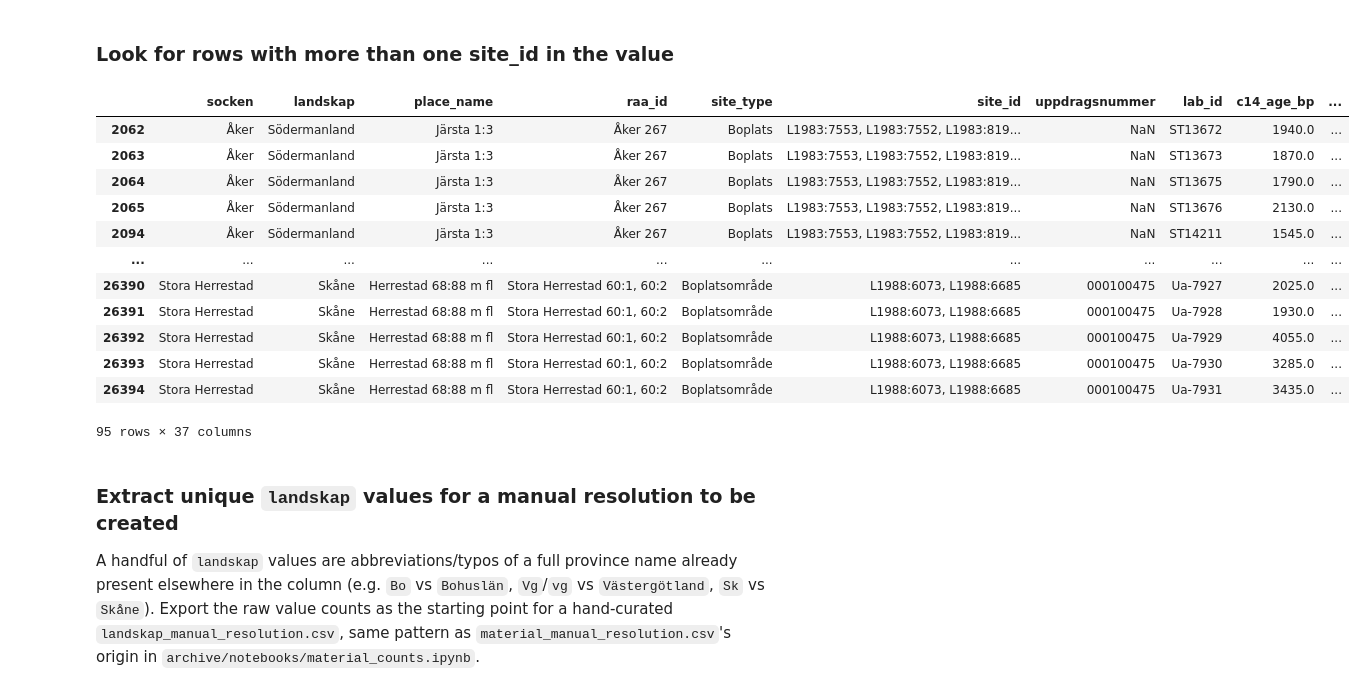
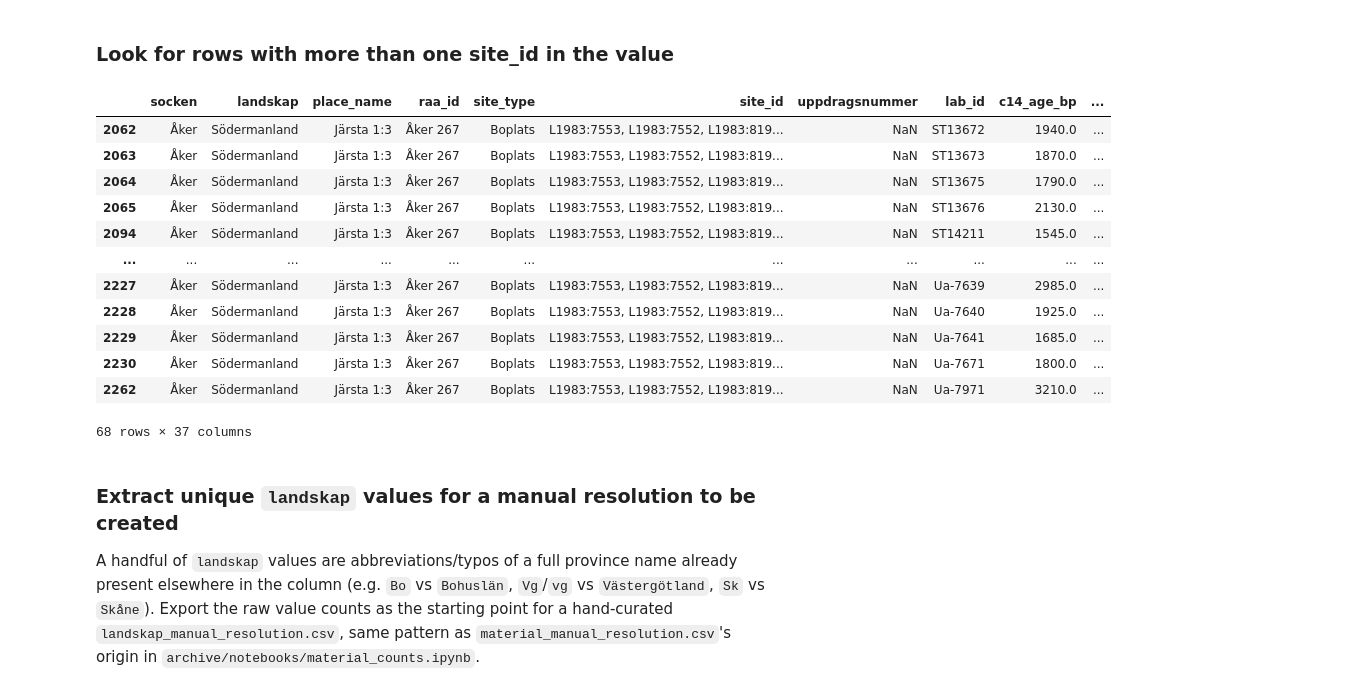
Before and after one commit to Br1CM/sead_strucke_data_cleaning, a Jupyter notebook: current/notebooks/exploration.ipynb, the cells around one changed output. Drawn from its saved outputs; the diff is of its cells as text; code cells hidden in the pictures.

```diff
--- a/current/notebooks/exploration.ipynb
+++ b/current/notebooks/exploration.ipynb
@@ -764,21 +764,21 @@ place_of_publication: 141 unique values
 # %% [markdown]
 ### Look for rows with more than one site_id in the value
 # %%
-df[df['site_id'].isin(['L1988:6073, L1988:6685'])]
+df[df['site_id'].isin(['L1983:7553, L1983:7552, L1983:8196, L1983:7619'])]
 # %% [output]
 |  | socken | landskap | place_name | raa_id | site_type | site_id | uppdragsnummer | lab_id | c14_age_bp | ... |
 | 2062 | Åker | Södermanland | Järsta 1:3 | Åker 267 | Boplats | L1983:7553, L1983:7552, L1983:819... | NaN | ST13672 | 1940.0 | ... |
 | 2063 | Åker | Södermanland | Järsta 1:3 | Åker 267 | Boplats | L1983:7553, L1983:7552, L1983:819... | NaN | ST13673 | 1870.0 | ... |
 | 2064 | Åker | Södermanland | Järsta 1:3 | Åker 267 | Boplats | L1983:7553, L1983:7552, L1983:819... | NaN | ST13675 | 1790.0 | ... |
 | 2065 | Åker | Södermanland | Järsta 1:3 | Åker 267 | Boplats | L1983:7553, L1983:7552, L1983:819... | NaN | ST13676 | 2130.0 | ... |
 | 2094 | Åker | Södermanland | Järsta 1:3 | Åker 267 | Boplats | L1983:7553, L1983:7552, L1983:819... | NaN | ST14211 | 1545.0 | ... |
 | ... | ... | ... | ... | ... | ... | ... | ... | ... | ... | ... |
-| 26390 | Stora Herrestad | Skåne | Herrestad 68:88 m fl | Stora Herrestad 60:1, 60:2 | Boplatsområde | L1988:6073, L1988:6685 | 000100475 | Ua-7927 | 2025.0 | ... |
-| 26391 | Stora Herrestad | Skåne | Herrestad 68:88 m fl | Stora Herrestad 60:1, 60:2 | Boplatsområde | L1988:6073, L1988:6685 | 000100475 | Ua-7928 | 1930.0 | ... |
-| 26392 | Stora Herrestad | Skåne | Herrestad 68:88 m fl | Stora Herrestad 60:1, 60:2 | Boplatsområde | L1988:6073, L1988:6685 | 000100475 | Ua-7929 | 4055.0 | ... |
-| 26393 | Stora Herrestad | Skåne | Herrestad 68:88 m fl | Stora Herrestad 60:1, 60:2 | Boplatsområde | L1988:6073, L1988:6685 | 000100475 | Ua-7930 | 3285.0 | ... |
-| 26394 | Stora Herrestad | Skåne | Herrestad 68:88 m fl | Stora Herrestad 60:1, 60:2 | Boplatsområde | L1988:6073, L1988:6685 | 000100475 | Ua-7931 | 3435.0 | ... |
+| 2227 | Åker | Södermanland | Järsta 1:3 | Åker 267 | Boplats | L1983:7553, L1983:7552, L1983:819... | NaN | Ua-7639 | 2985.0 | ... |
+| 2228 | Åker | Södermanland | Järsta 1:3 | Åker 267 | Boplats | L1983:7553, L1983:7552, L1983:819... | NaN | Ua-7640 | 1925.0 | ... |
+| 2229 | Åker | Södermanland | Järsta 1:3 | Åker 267 | Boplats | L1983:7553, L1983:7552, L1983:819... | NaN | Ua-7641 | 1685.0 | ... |
+| 2230 | Åker | Södermanland | Järsta 1:3 | Åker 267 | Boplats | L1983:7553, L1983:7552, L1983:819... | NaN | Ua-7671 | 1800.0 | ... |
+| 2262 | Åker | Södermanland | Järsta 1:3 | Åker 267 | Boplats | L1983:7553, L1983:7552, L1983:819... | NaN | Ua-7971 | 3210.0 | ... |
-95 rows × 37 columns
+68 rows × 37 columns
 # %% [markdown]
 ### Extract unique `landskap` values for a manual resolution to be created
 
```
Also changed, not shown: parts of 5 cells of this notebook, 1 other file.
